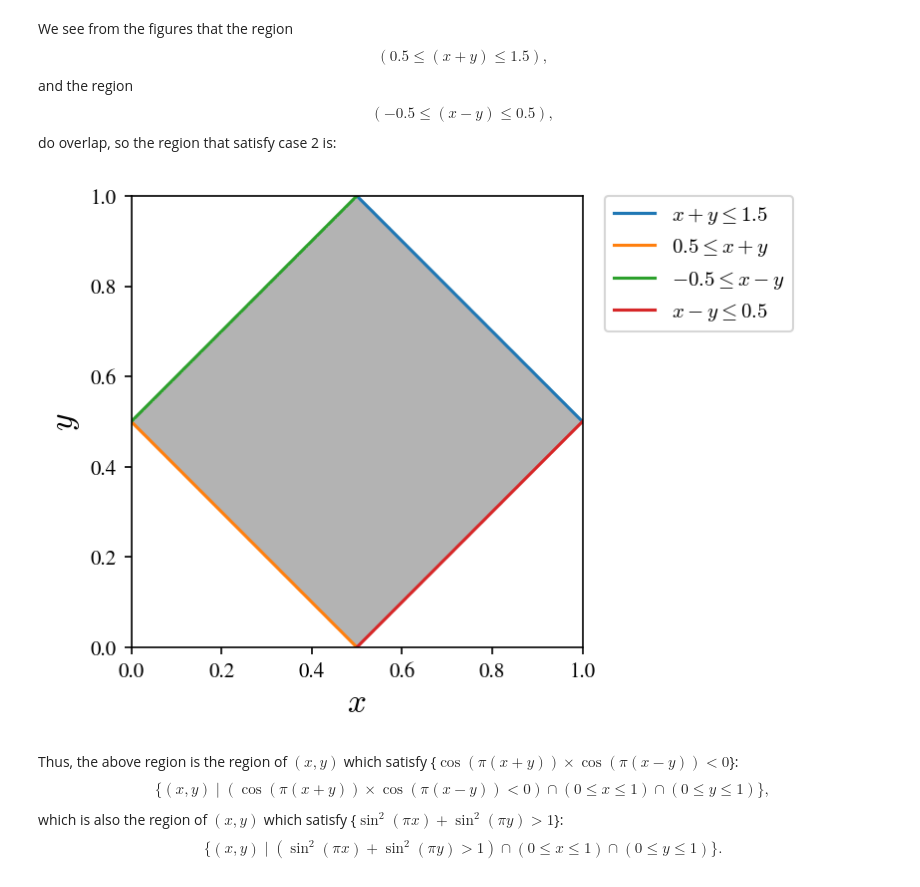
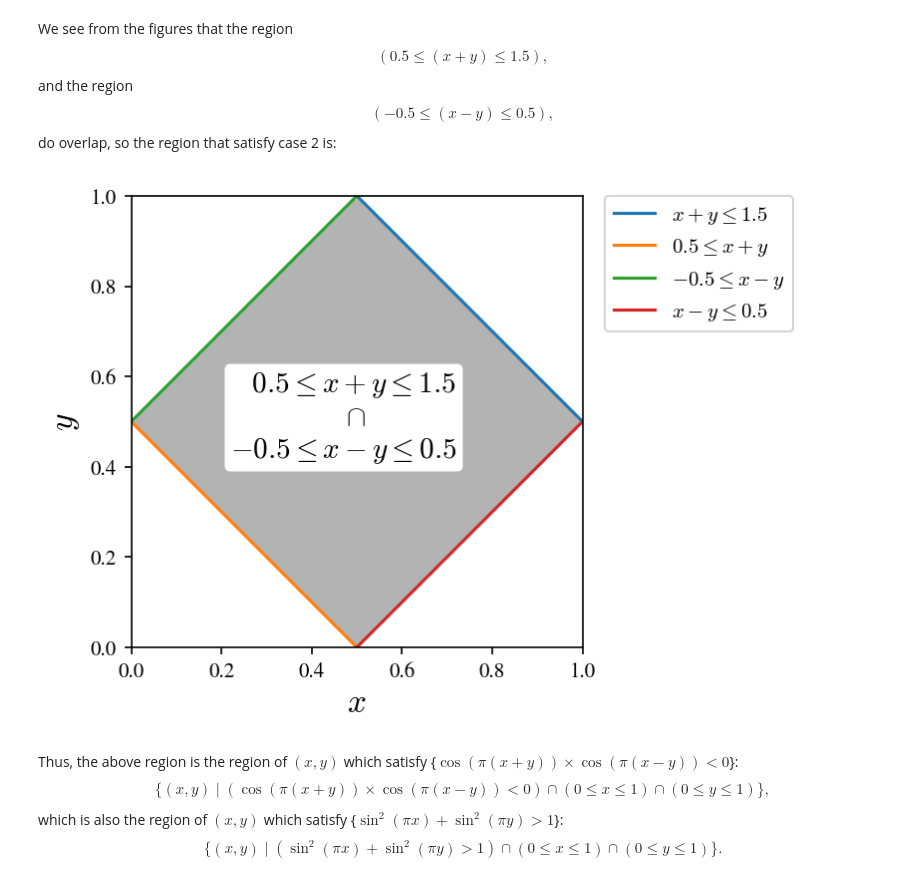
Before and after one commit to ivansetiawantky/welovemath, a Jupyter notebook: smak1/20200208_prob_sin2x/20200208_prob_sin2x.ipynb, the cells around one changed output. Saved outputs shown, nothing was run; the diff lists cells and outputs as text; code cells hidden in the pictures.

```diff
--- a/smak1/20200208_prob_sin2x/20200208_prob_sin2x.ipynb
+++ b/smak1/20200208_prob_sin2x/20200208_prob_sin2x.ipynb
@@ -462,34 +483,41 @@ matplotlib.rcParams['font.family'] = 'STIXGeneral'
 # plot the feasible region
 d = np.linspace(-2,2,1000)
 x,y = np.meshgrid(d,d)
 plt.imshow( ( (y>=0) & (y<=1) & (x>=0) & (x<=1) & (y<=1.5-x) & (y>= 0.5-x) &
                  (y>=0) & (y<=1) & (x>=0) & (x<=1) & (y<=x+0.5) & (y>= x-0.5)  ) .astype(int) ,
                 extent=(x.min(),x.max(),y.min(),y.max()),origin="lower", cmap="Greys", alpha = 0.3);
 
 # plot the lines defining the constraints
 x = np.linspace(-2, 2, 2000)
 y1 = 1.5 - x
 y2 = 0.5 - x
 y3 = x + 0.5
 y4 = x - 0.5
 
 # Make plot
 plt.plot(x, y1, label=r'$x+y \leq 1.5$')
 plt.plot(x, y2, label=r'$0.5 \leq x+y$')
 plt.plot(x, y3, label=r'$-0.5 \leq x-y $')
 plt.plot(x, y4, label=r'$x-y \leq 0.5$')
 
 plt.axis("scaled")
 # plt.grid(True)
 plt.xlim(0,1)
 plt.ylim(0,1)
 plt.legend(bbox_to_anchor=(1.05, 1), loc=2, borderaxespad=0.)
 plt.xlabel(r'$x$', fontsize=16)
 plt.ylabel(r'$y$', fontsize=16)
 
+ax = plt.gca()
+annotstr = '   ' + r'$0.5 \leq x+y \leq 1.5$' + '\n'
+annotstr += '                ' + r'$\cap$' + '\n'
+annotstr += r'$-0.5 \leq x-y \leq 0.5$'
+ax.text(0.22, 0.42, annotstr, color='black', fontsize=14,
+        bbox=dict(facecolor='white', edgecolor='none', boxstyle='round,pad=0.2'))
+
 plt.show()
 # %% [output]
-[figure, old version]
+[figure, new version]
 # %%
 %%latex
 Thus, the above region is the region of $(x, y)$ which satisfy \{$\cos(\pi(x+y)) \times \cos(\pi(x-y)) \lt 0$\}:
```
Also changed, not shown: parts of 5 cells of this notebook, 1 other file.
